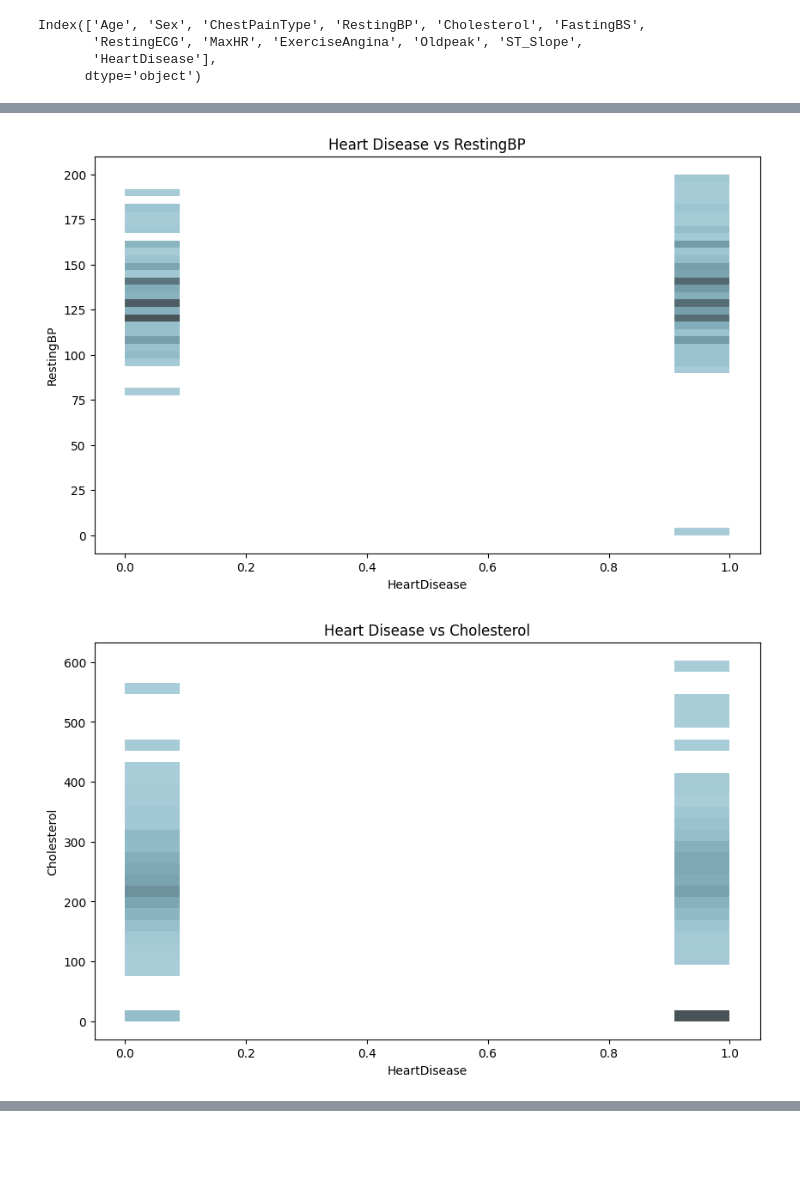
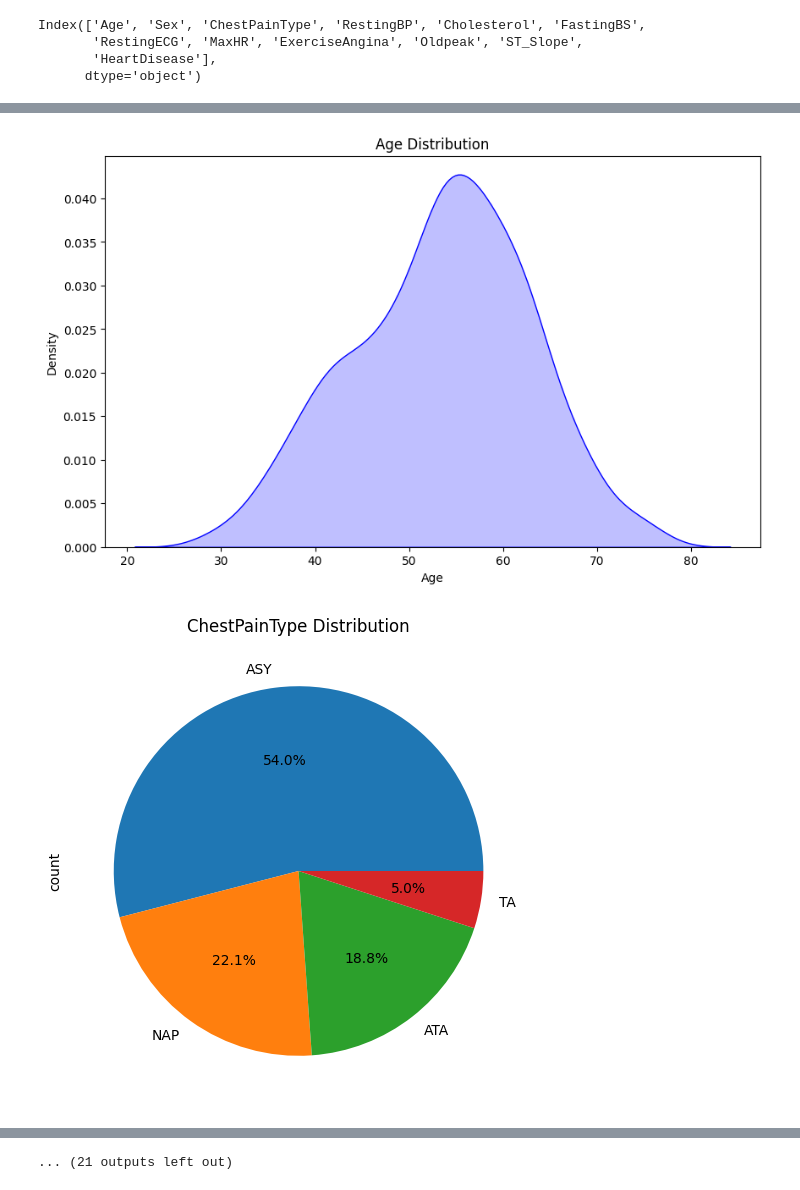
Before and after one commit to Ahmed-Nezar/Heart-failure-classification, a Jupyter notebook: notebooks/exploration.ipynb, the cells around one changed output, grey strips where cells are left out. Saved outputs shown, nothing was run; the diff lists cells and outputs as text; code cells hidden in the pictures; blank space fills up the shorter version.

```diff
--- a/notebooks/exploration.ipynb
+++ b/notebooks/exploration.ipynb
@@ -321,18 +203,37 @@ plt.show()
-# %%
-# Plot Heart Dieses with respect to RestingBP
-
-plt.figure(figsize=(10, 6))
-sns.histplot(x='HeartDisease', y='RestingBP', data=df, color='lightblue')
-plt.title('Heart Disease vs RestingBP')
-plt.show()
-# %% [output]
-[figure, removed]
-# %%
-# Plot Heart Dieses with respect to Cholesterol
-
-plt.figure(figsize=(10, 6))
-sns.histplot(x='HeartDisease', y='Cholesterol', data=df, color='lightblue')
-plt.title('Heart Disease vs Cholesterol')
-plt.show()
-# %% [output]
-[figure, removed]
+# %%
+kde_plot(df, "Age")
+kde_plot(df, "RestingBP")
+kde_plot(df, "Cholesterol")
+kde_plot(df, "MaxHR")
+kde_plot(df, "Oldpeak")
+pie_plot(df, "ChestPainType")
+pie_plot(df, "HeartDisease")
+pie_plot(df, "FastingBS")
+bar_plot(df, "Sex")
+bar_plot(df, "RestingECG")
+bar_plot(df, "ExerciseAngina")
+bar_plot(df, "ST_Slope")
+bar_plot(df, "HeartDisease")
+box_plot(df, "Age")
+box_plot(df, "RestingBP")
+box_plot(df, "Cholesterol")
+box_plot(df, "MaxHR")
+box_plot(df, "Oldpeak")
+scatter_plot(df, "Age", "MaxHR", "HeartDisease")
+scatter_plot(df, "Age", "Cholesterol", "HeartDisease")
+scatter_plot(df, "Age", "RestingBP", "HeartDisease")
+scatter_plot(df, "Age", "Oldpeak", "HeartDisease")
+scatter_plot(df, "Age", "HeartDisease", "HeartDisease")
+scatter_plot(df, "MaxHR", "Cholesterol", "HeartDisease")
+scatter_plot(df, "MaxHR", "RestingBP", "HeartDisease")
+scatter_plot(df, "MaxHR", "Oldpeak", "HeartDisease")
+scatter_plot(df, "MaxHR", "HeartDisease", "HeartDisease")
+scatter_plot(df, "Cholesterol", "RestingBP", "HeartDisease")
+scatter_plot(df, "Cholesterol", "Oldpeak", "HeartDisease")
+scatter_plot(df, "Cholesterol", "HeartDisease", "HeartDisease")
+scatter_plot(df, "RestingBP", "Oldpeak", "HeartDisease")
+scatter_plot(df, "RestingBP", "HeartDisease", "HeartDisease")
+scatter_plot(df, "Oldpeak", "HeartDisease", "HeartDisease")
+# %% [output]
+[figure, added]
+[figure, added]
@@ -338,0 +250 @@ plt.show()
+... (21 outputs left out)
```
Also changed, not shown: parts of 37 cells of this notebook.
